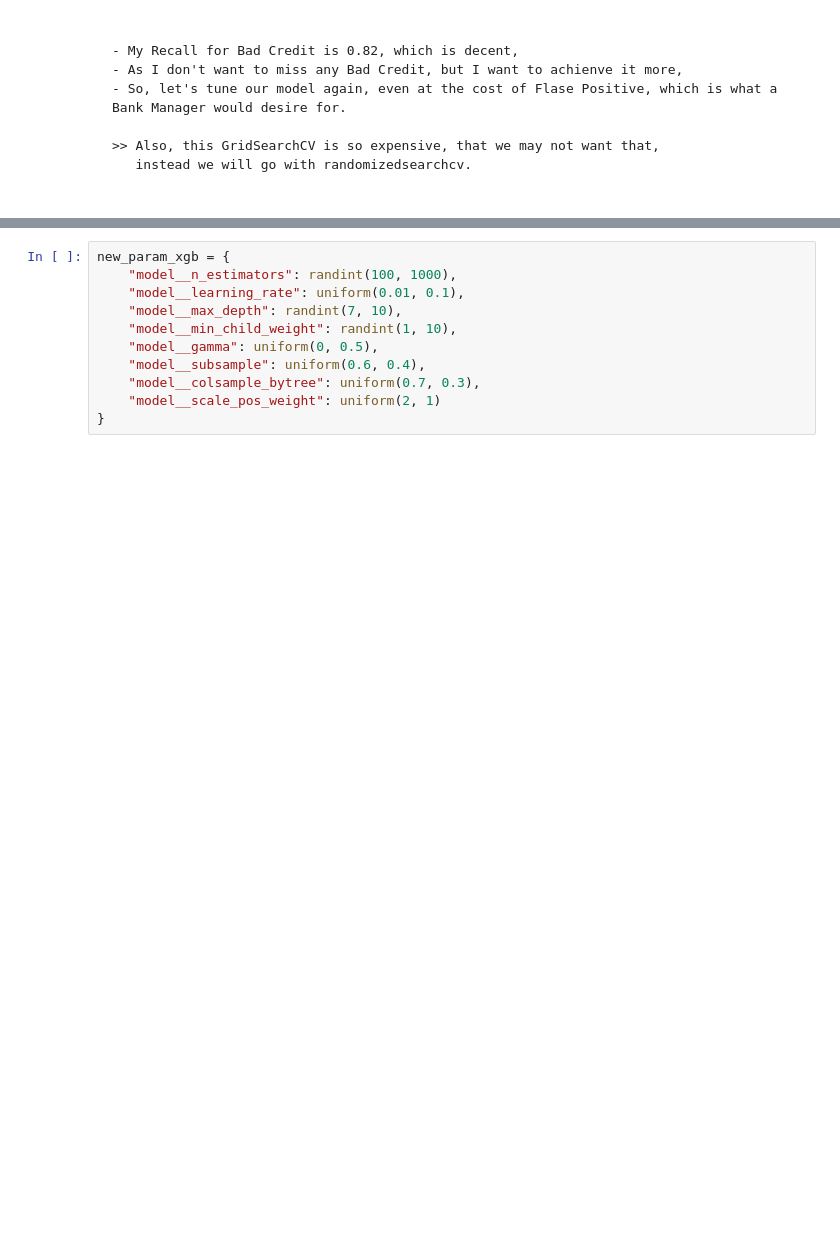
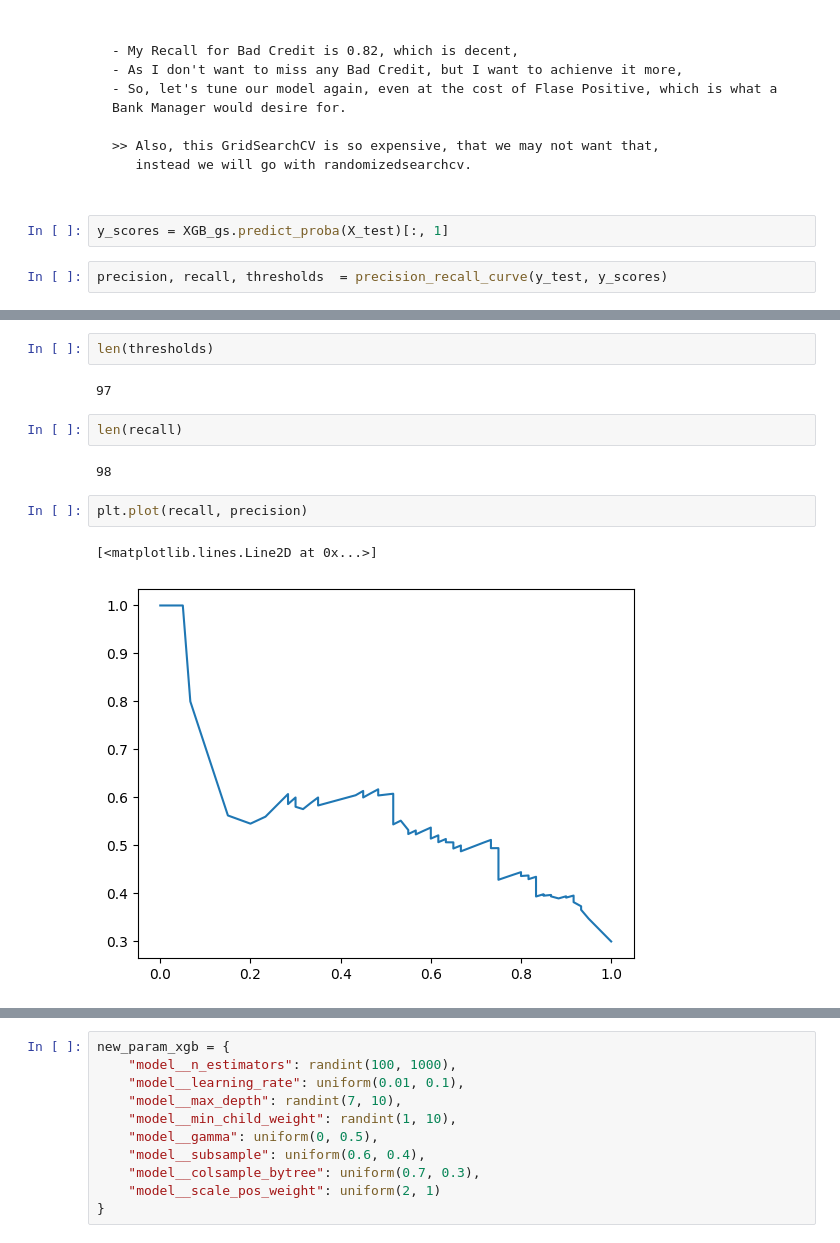
Before and after one commit to ashiq-km/Credit-Risk-Analysis---German-Bank-, a Jupyter notebook: notebooks/xgboost_test.ipynb, the cells around one changed output, grey strips where cells are left out. Cells and saved outputs as stored; diff of their text form; blank space fills up the shorter version.

```diff
--- a/notebooks/xgboost_test.ipynb
+++ b/notebooks/xgboost_test.ipynb
@@ -202,3 +203,7 @@ weighted avg       0.78      0.71      0.73       200
 
 >> Also, this GridSearchCV is so expensive, that we may not want that,
    instead we will go with randomizedsearchcv.
+# %%
+y_scores = XGB_gs.predict_proba(X_test)[:, 1]
+# %%
+precision, recall, thresholds  = precision_recall_curve(y_test, y_scores)
@@ -204,0 +276,13 @@ weighted avg       0.78      0.71      0.73       200
+# %%
+len(thresholds)
+# %% [output]
+97
+# %%
+len(recall)
+# %% [output]
+98
+# %%
+plt.plot(recall, precision)
+# %% [output]
+[<matplotlib.lines.Line2D at 0x...>]
+[figure, added]
```
Also changed, not shown: parts of 23 cells of this notebook, 5 other files.
